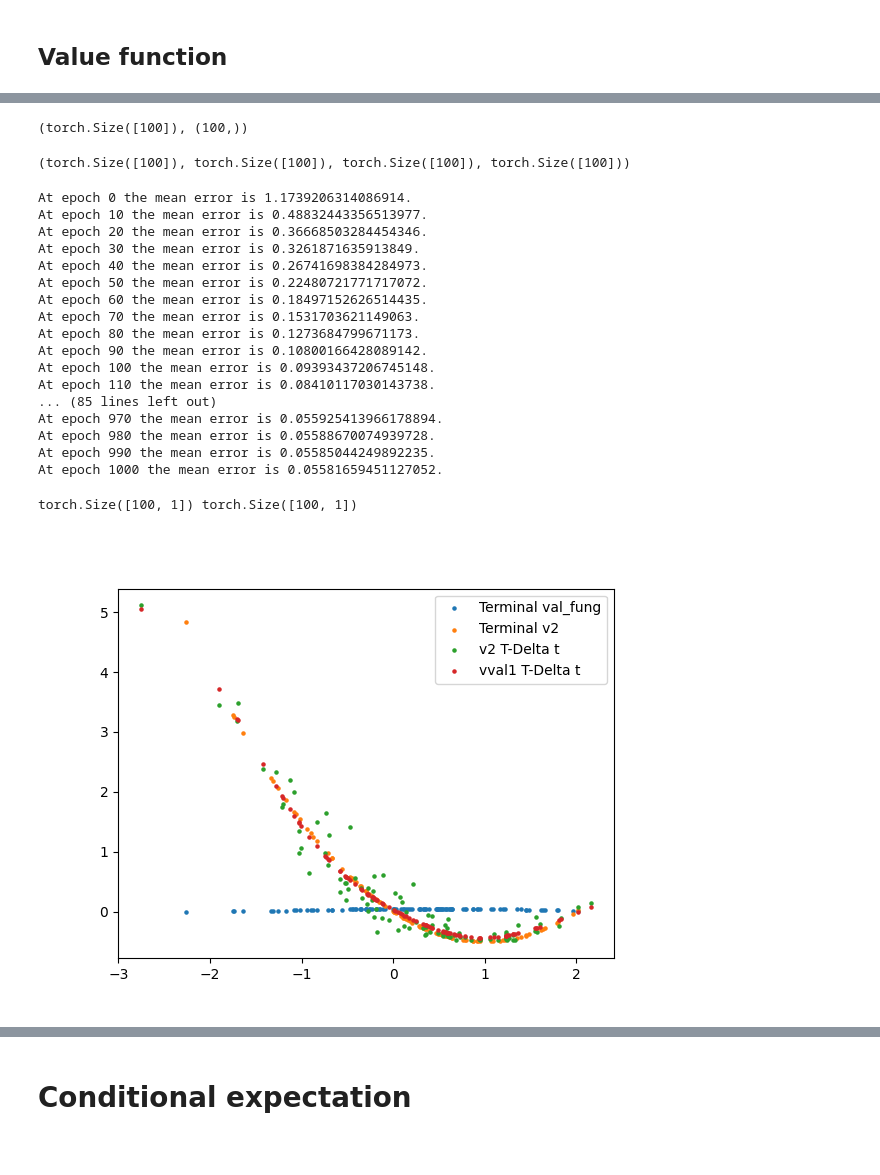
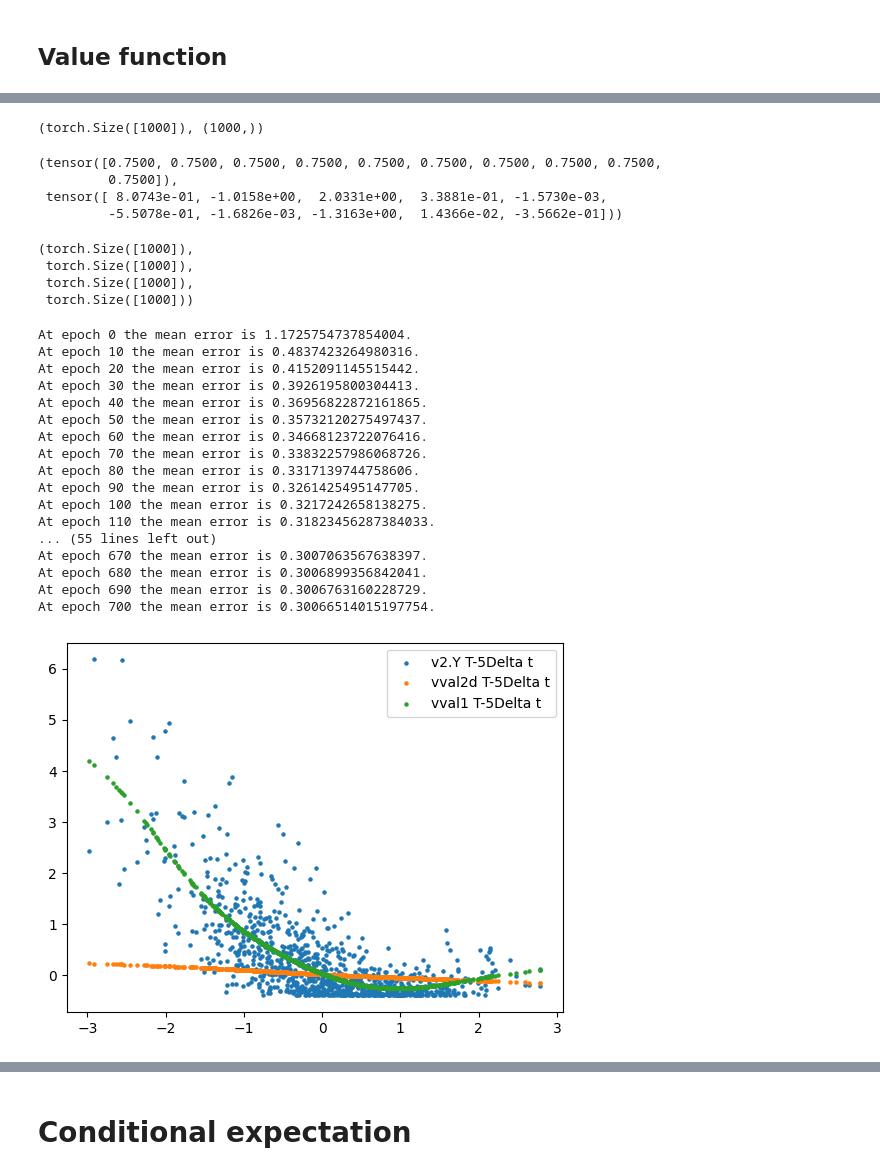
Before and after one commit to arashfahim/Stochastic_Control_FSU, a Jupyter notebook: Discrete_time_DPP.ipynb, the cells around one changed output, grey strips where cells are left out. Cells and saved outputs as stored; diff of their text form; code cells hidden in the pictures.

```diff
--- a/Discrete_time_DPP.ipynb
+++ b/Discrete_time_DPP.ipynb
@@ -448,11 +446,11 @@ class two_step(nn.Module):#multi_step, optimal_control
         self.layer.add_module("Tanh", torch.nn.Tanh())
         self.layer.add_module("L2",torch.nn.Linear(16,1))
         self.flag = flag
-        self.M = 100# number of samples
+        self.M = 1000# number of samples
         self.Te=1.0 # terminal time
         self.K = 20 # total number of steps
         self.Dt= torch.Tensor([self.Te/self.K]) #time step
-        self.num_steps = 1 #number of steps to evaluate <= self.K
+        self.num_steps = 5 #number of steps to evaluate <= self.K
         # self.N = torch.normal(0., 1., size=[self.M,self.num_steps,1])
         self.terminal = terminal # terminal value function
         self.X0 = torch.normal(0., 1., size=(self.M,1))
@@ -659,11 +653,11 @@ optimizer_val_func = optim.Adam(val_func.parameters(), lrv)
 L_ = torch.Tensor([-2.0])
 loss = torch.Tensor([2.0])
 epoch=0
-x = torch.cat((v2.TX[:,0,:].clone().detach().reshape(-1).unsqueeze(-1),v2.TX[:,1,:].clone().detach().reshape(-1).unsqueeze(-1)),axis=-1).clone().detach()
-y = v2.Y.reshape(-1).clone().detach()
+x2d = torch.cat((v2.TX[:,0,-6].clone().detach().unsqueeze(-1),v2.TX[:,1,-6].clone().detach().unsqueeze(-1)),axis=-1).clone().detach()
+y2d = v2.Y[:,:,-6][:,0].clone().detach()
 while (torch.abs(L_-loss)>1e-6) & (epoch <= num_epochs):# epoch in range(num_epochs):
     optimizerv.zero_grad()
-    loss= torch.mean(torch.pow(val_func(x)-y,2))#
+    loss= torch.mean(torch.pow(val_func(x2d)-y2d,2))#
     loss.backward()
     optimizerv.step()
     loss_epochv.append(loss)
@@ -722,18 +717,28 @@ fig.tight_layout();
 # %%
-a = x[x[:,0]==1.0][:,1]
-b =val_func(x[x[:,0]==1.0]).clone().detach().squeeze(-1).numpy()
+a = x2d[:,1]
+b =val_func(x2d).clone().detach().squeeze(-1).numpy()
 a.shape,b.shape
 # %% [output]
-(torch.Size([100]), (100,))
+(torch.Size([1000]), (1000,))
+# %%
+x2d[0:10,0],x2d[0:10,1]
+# %% [output]
+(tensor([0.7500, 0.7500, 0.7500, 0.7500, 0.7500, 0.7500, 0.7500, 0.7500, 0.7500,
+         0.7500]),
+ tensor([ 8.0743e-01, -1.0158e+00,  2.0331e+00,  3.3881e-01, -1.5730e-03,
+         -5.5078e-01, -1.6826e-03, -1.3163e+00,  1.4366e-02, -3.5662e-01]))
 # %%
 tx = v2.TX
 x_term = tx[:,:,-1][:,1]
 y_term = v2.Y[:,:,-1][:,0]
-x_ = tx[:,:,-2][:,1]
-y_ = v2.Y[:,:,-2][:,0]
+x_ = tx[:,:,-6][:,1]
+y_ = v2.Y[:,:,-6][:,0]
 x_.shape,y_.shape,x_term.shape,y_term.shape
 # %% [output]
-(torch.Size([100]), torch.Size([100]), torch.Size([100]), torch.Size([100]))
+(torch.Size([1000]),
+ torch.Size([1000]),
+ torch.Size([1000]),
+ torch.Size([1000]))
 # %%
 class vval1d(nn.Module):
     def __init__(self):
@@ -769,34 +774,32 @@ while (torch.abs(L_-loss)>1e-6) & (epoch <= num_epochs):# epoch in range(num_epo
     print("At epoch {} the mean error is {}.".format(epoch,loss.detach()))
   epoch += 1
 # %% [output]
-At epoch 0 the mean error is 1.1739206314086914.
-At epoch 10 the mean error is 0.48832443356513977.
-At epoch 20 the mean error is 0.36668503284454346.
-At epoch 30 the mean error is 0.3261871635913849.
-At epoch 40 the mean error is 0.26741698384284973.
-At epoch 50 the mean error is 0.22480721771717072.
-At epoch 60 the mean error is 0.18497152626514435.
-At epoch 70 the mean error is 0.1531703621149063.
-At epoch 80 the mean error is 0.1273684799671173.
-At epoch 90 the mean error is 0.10800166428089142.
-At epoch 100 the mean error is 0.09393437206745148.
-At epoch 110 the mean error is 0.08410117030143738.
-... (85 lines left out)
-At epoch 970 the mean error is 0.055925413966178894.
-At epoch 980 the mean error is 0.05588670074939728.
-At epoch 990 the mean error is 0.05585044249892235.
-At epoch 1000 the mean error is 0.05581659451127052.
+At epoch 0 the mean error is 1.1725754737854004.
+At epoch 10 the mean error is 0.4837423264980316.
+At epoch 20 the mean error is 0.4152091145515442.
+At epoch 30 the mean error is 0.3926195800304413.
+At epoch 40 the mean error is 0.36956822872161865.
+At epoch 50 the mean error is 0.35732120275497437.
+At epoch 60 the mean error is 0.34668123722076416.
+At epoch 70 the mean error is 0.33832257986068726.
+At epoch 80 the mean error is 0.3317139744758606.
+At epoch 90 the mean error is 0.3261425495147705.
+At epoch 100 the mean error is 0.3217242658138275.
+At epoch 110 the mean error is 0.31823456287384033.
+... (55 lines left out)
+At epoch 670 the mean error is 0.3007063567638397.
+At epoch 680 the mean error is 0.3006899356842041.
+At epoch 690 the mean error is 0.3006763160228729.
+At epoch 700 the mean error is 0.30066514015197754.
 # %%
 fig = plt.figure()
-plt.scatter(a.numpy(),b,s=5,label='Terminal val_fung',marker='o');
 # plt.scatter(a.squeeze(-1).numpy(),g(a).clone().detach().squeeze(-1).numpy(),s=15,label='Terminal ',marker='.');
-plt.scatter(x_term.clone().detach().numpy(),y_term.clone().detach().numpy(),s=5,label='Terminal v2',marker='o');
-plt.scatter(x_.clone().detach().numpy(),y_.clone().detach().numpy(),s=5,label='v2 T-Delta t',marker='o');
-print(x.shape,y.shape,)
-plt.scatter(x.clone().detach().numpy(),vval1(x).clone().detach().numpy(),s=5,label='vval1 T-Delta t',marker='o');
+# plt.scatter(x_term.clone().detach().numpy(),y_term.clone().detach().numpy(),s=5,label='Terminal v2',marker='o');
+plt.scatter(x_.clone().detach().numpy(),y_.clone().detach().numpy(),s=5,label='v2.Y T-5Delta t',marker='o');
+plt.scatter(a.numpy(),b,s=5,label='vval2d T-5Delta t',marker='o');
+plt.scatter(x.clone().detach().numpy(),vval1(x).clone().detach().numpy(),s=5,label='vval1 T-5Delta t',marker='o');
 
 plt.legend();
 plt.show();
 # %% [output]
-torch.Size([100, 1]) torch.Size([100, 1])
-[figure, old version]
+[figure, new version]
```
Also changed, not shown: parts of 31 cells of this notebook.
